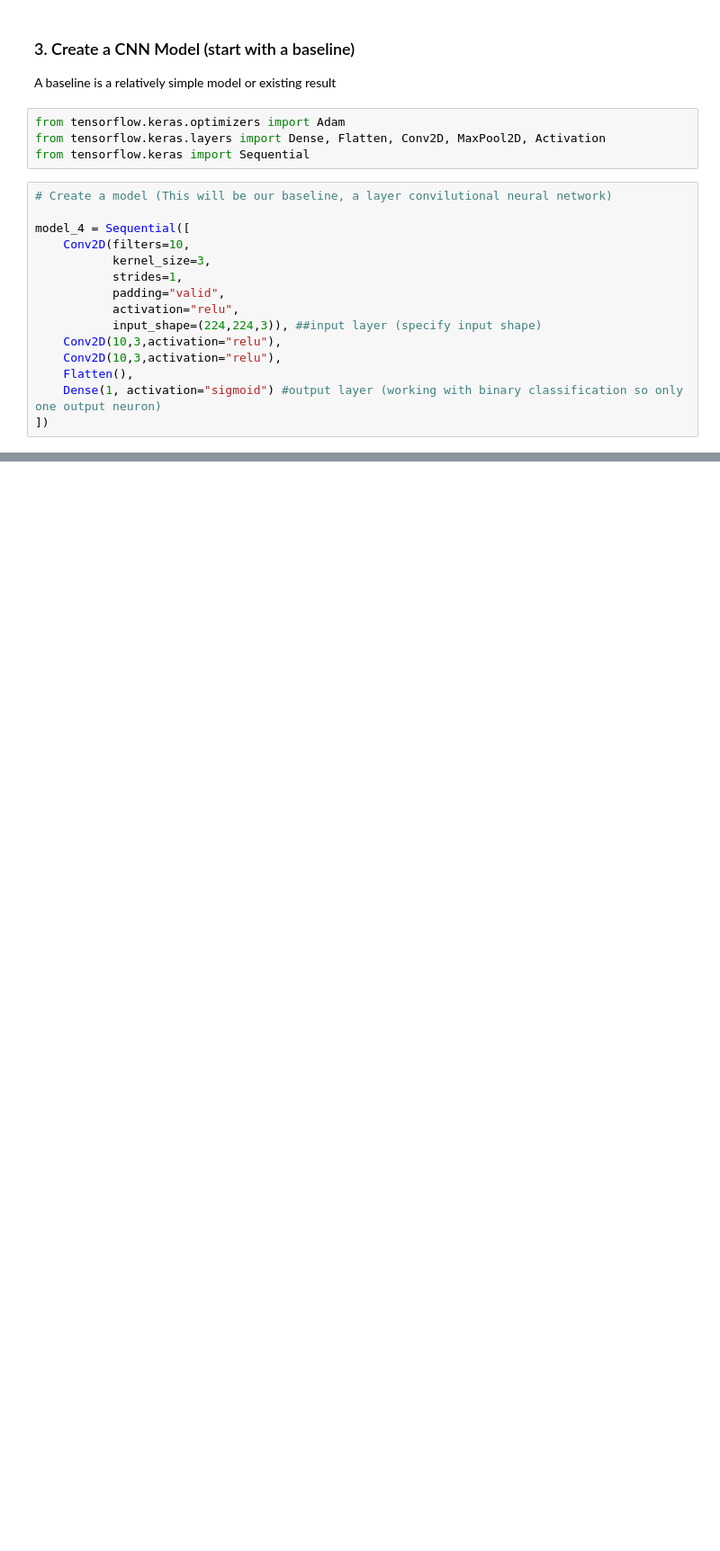
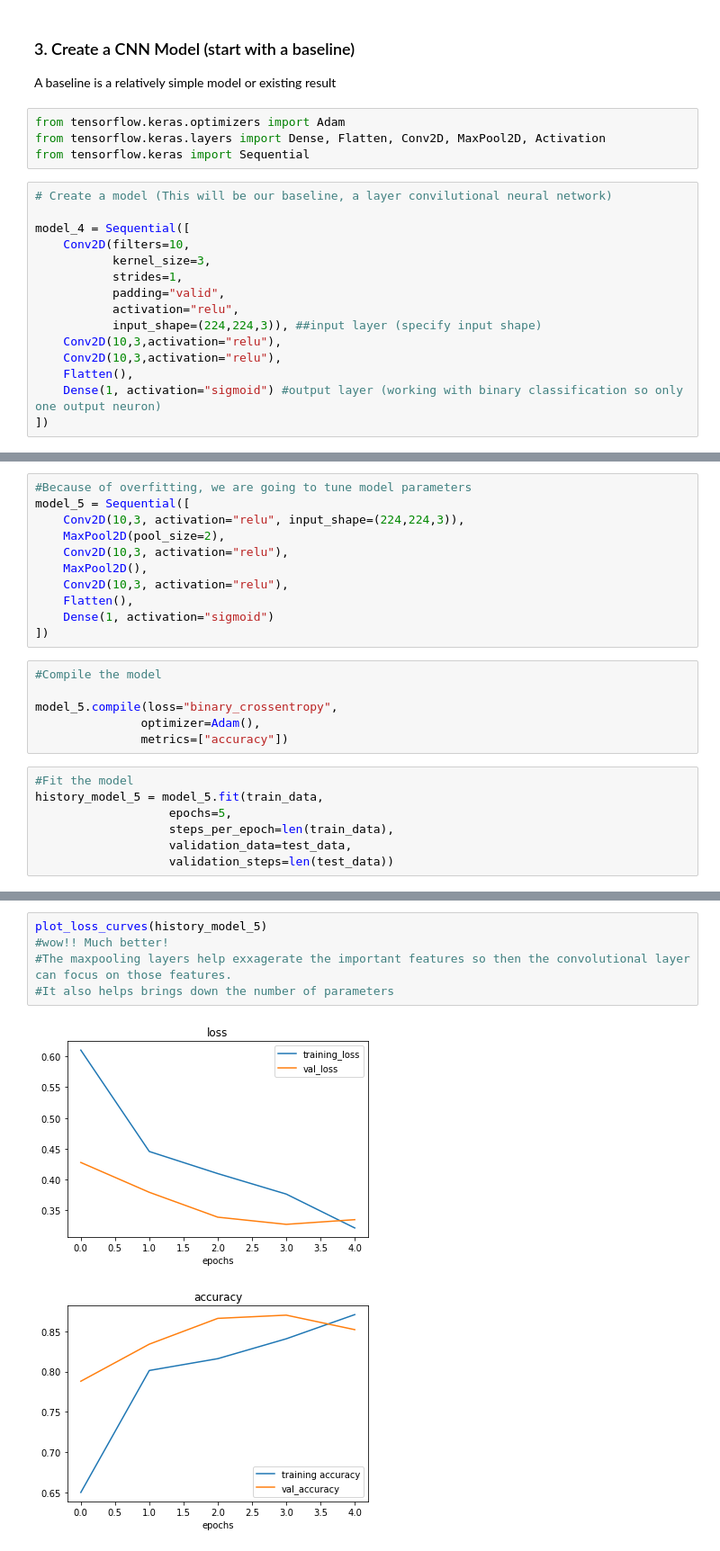
Before and after one commit to Presigal/Dish-Detective, a Jupyter notebook: Computer-Vision-with-Food101.ipynb, the cells around one changed output, grey strips where cells are left out. Shown at 90% size. Saved outputs shown, nothing was run; the diff lists cells and outputs as text; blank space fills up the shorter version.

```diff
--- a/Computer-Vision-with-Food101.ipynb
+++ b/Computer-Vision-with-Food101.ipynb
@@ -449,0 +559,24 @@ model_4 = Sequential([
+# %%
+#Because of overfitting, we are going to tune model parameters
+model_5 = Sequential([
+    Conv2D(10,3, activation="relu", input_shape=(224,224,3)),
+    MaxPool2D(pool_size=2),
+    Conv2D(10,3, activation="relu"),
+    MaxPool2D(),
+    Conv2D(10,3, activation="relu"),
+    Flatten(),
+    Dense(1, activation="sigmoid")
+])
+# %%
+#Compile the model
+
+model_5.compile(loss="binary_crossentropy",
+               optimizer=Adam(),
+               metrics=["accuracy"])
+# %%
+#Fit the model
+history_model_5 = model_5.fit(train_data,
+                   epochs=5,
+                   steps_per_epoch=len(train_data),
+                   validation_data=test_data,
+                   validation_steps=len(test_data))
@@ -449,0 +614,8 @@ model_4 = Sequential([
+# %%
+plot_loss_curves(history_model_5)
+#wow!! Much better!
+#The maxpooling layers help exxagerate the important features so then the convolutional layer can focus on those features.
+#It also helps brings down the number of parameters
+# %% [output]
+[figure, added]
+[figure, added]
```
Also changed, not shown: parts of 21 cells of this notebook.
